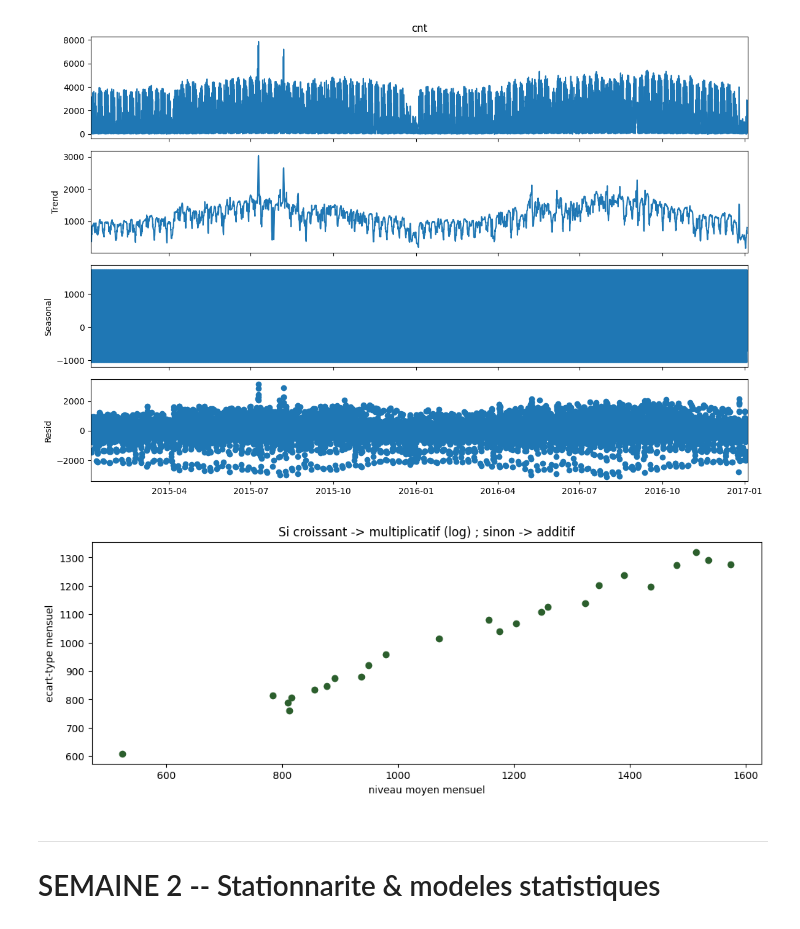
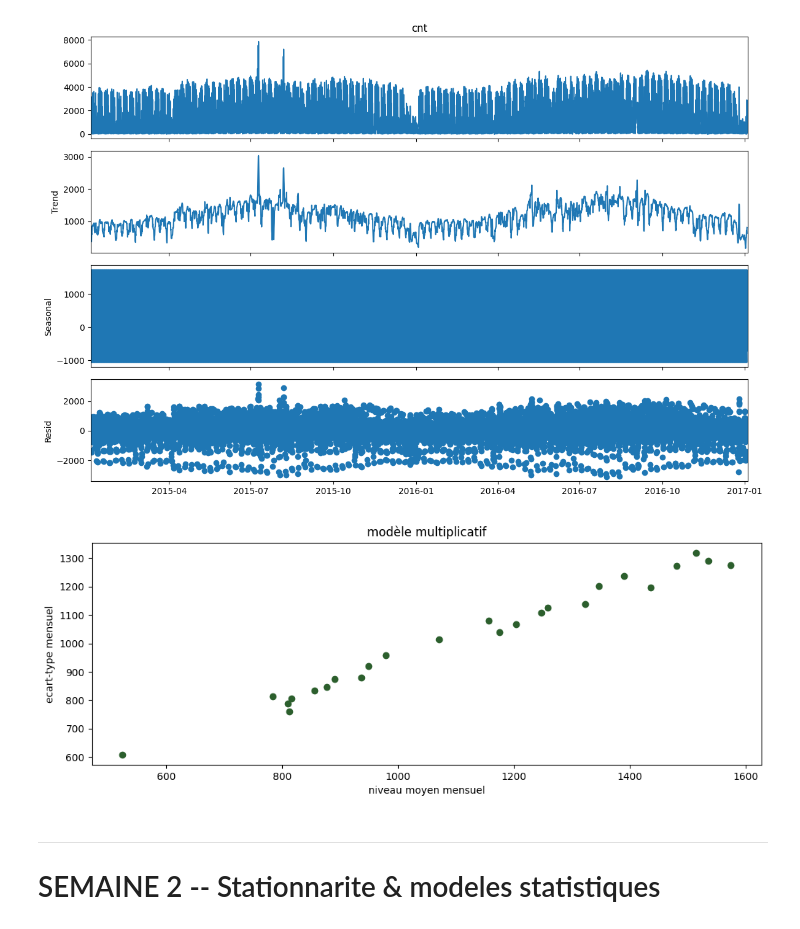
Before and after one commit to aitoufkir-khadija2004/TimeSeries_-projet, a Jupyter notebook: Projet_London_Bike_TimeSeries_(1).ipynb, the cells around one changed output. Drawn from its saved outputs; the diff is of its cells as text; code cells hidden in the pictures.

```diff
--- a/Projet_London_Bike_TimeSeries_(1).ipynb
+++ b/Projet_London_Bike_TimeSeries_(1).ipynb
@@ -133,12 +134,12 @@ dec.plot(); plt.gcf().set_size_inches(12,8); plt.tight_layout(); plt.show()
 # %%
 # Additif vs multiplicatif : la variance saisonniere grandit-elle avec le niveau ?
 monthly_std = df['cnt'].resample('M').std()
 monthly_mean= df['cnt'].resample('M').mean()
 plt.scatter(monthly_mean, monthly_std, color='#2C5F2D')
 plt.xlabel('niveau moyen mensuel'); plt.ylabel('ecart-type mensuel')
-plt.title('Si croissant -> multiplicatif (log) ; sinon -> additif'); plt.show()
+plt.title('modèle multiplicatif'); plt.show()
 # %% [output]
-[figure, old version]
+[figure, new version]
 # %% [markdown]
 ---
 # SEMAINE 2 -- Stationnarite & modeles statistiques
```
Also changed, not shown: parts of 9 cells of this notebook.
